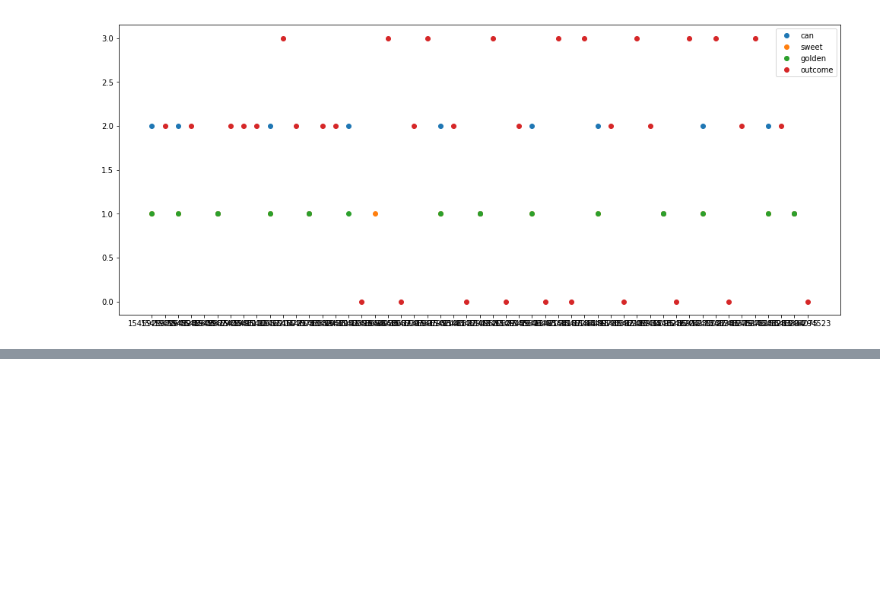
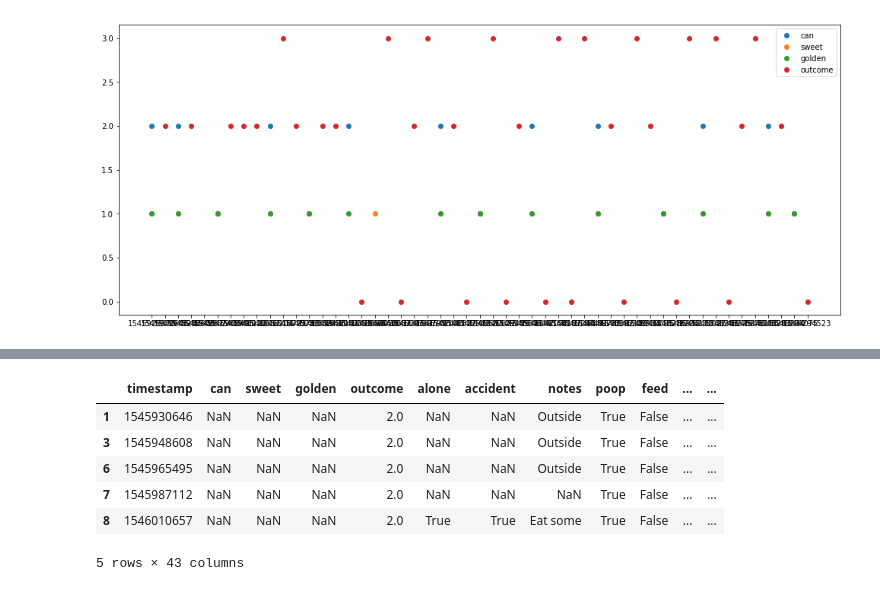
Before and after one commit to MyYo/kaklassifier, a Jupyter notebook: poop1.ipynb, the cells around one changed output, grey strips where cells are left out. Saved outputs shown, nothing was run; the diff lists cells and outputs as text; code cells hidden in the pictures; blank space fills up the shorter version.

```diff
--- a/poop1.ipynb
+++ b/poop1.ipynb
@@ -69,2 +60,35 @@ df = ddf
+# %%
+def accumulate_pastdata(df, hours_ago=24, span=3):
+    x = 0; y = 0
+    df = df.sort_values(by='timestamp')
+    for index, row in df.iterrows():
+        if not row.poop:
+            continue
+        dt = datetime.fromtimestamp(row.timestamp)
+        df.loc[index, 'hour_of_day'] = dt.hour
+        for h in range(span, hours_ago + span, span):
+            start = row.timestamp - (h * 3600)
+            end = row.timestamp - (h - span) * 3600
+            ddf = df[(df.timestamp > start) & (df.timestamp < end)]
+            s = ddf.sum()
+            start_str = h - span
+            end_str = h
+            df.loc[index, 'golden_{}_to_{}'.format(start_str, end_str)] = s.golden
+            df.loc[index, 'can_{}_to_{}'.format(start_str, end_str)] = s.can
+            df.loc[index, 'sweet_{}_to_{}'.format(start_str, end_str)] = s.sweet
+            df.loc[index, 'outcome_{}_to_{}'.format(start_str, end_str)] = s.outcome
+    return df
+
+
+ddf = accumulate_pastdata(df.copy())
+ddf.head()
+# %% [output]
+|  | timestamp | can | sweet | golden | outcome | alone | accident | notes | poop | feed | ... | ... |
+| 1 | 1545930646 | NaN | NaN | NaN | 2.0 | NaN | NaN | Outside | True | False | ... | ... |
+| 3 | 1545948608 | NaN | NaN | NaN | 2.0 | NaN | NaN | Outside | True | False | ... | ... |
+| 6 | 1545965495 | NaN | NaN | NaN | 2.0 | NaN | NaN | Outside | True | False | ... | ... |
+| 7 | 1545987112 | NaN | NaN | NaN | 2.0 | NaN | NaN | NaN | True | False | ... | ... |
+| 8 | 1546010657 | NaN | NaN | NaN | 2.0 | True | True | Eat some | True | False | ... | ... |
+5 rows × 43 columns
 # %%
 ddf.to_csv('Data/Data1.processed.csv')
```
Also changed, not shown: parts of 4 cells of this notebook, 1 other file.
